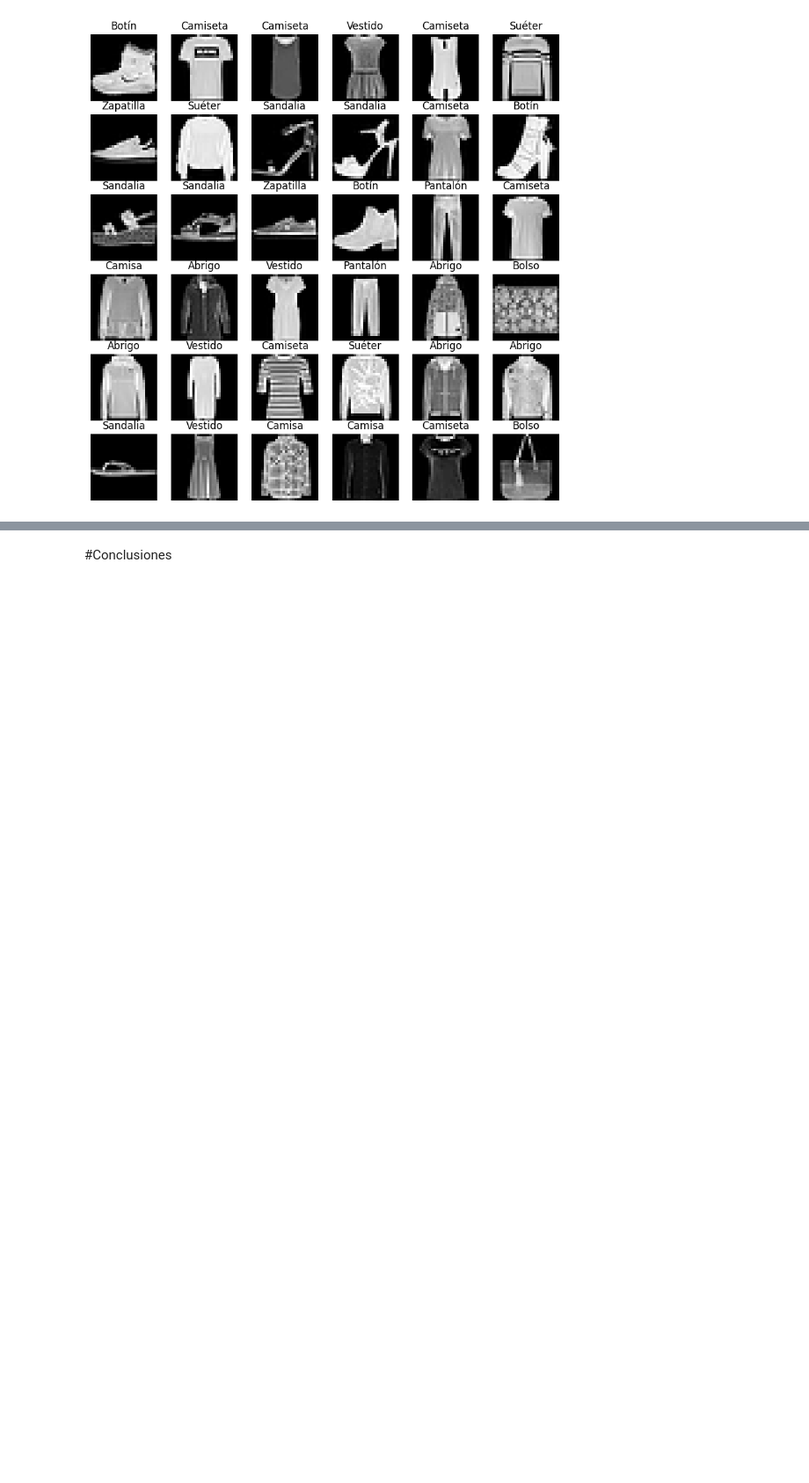
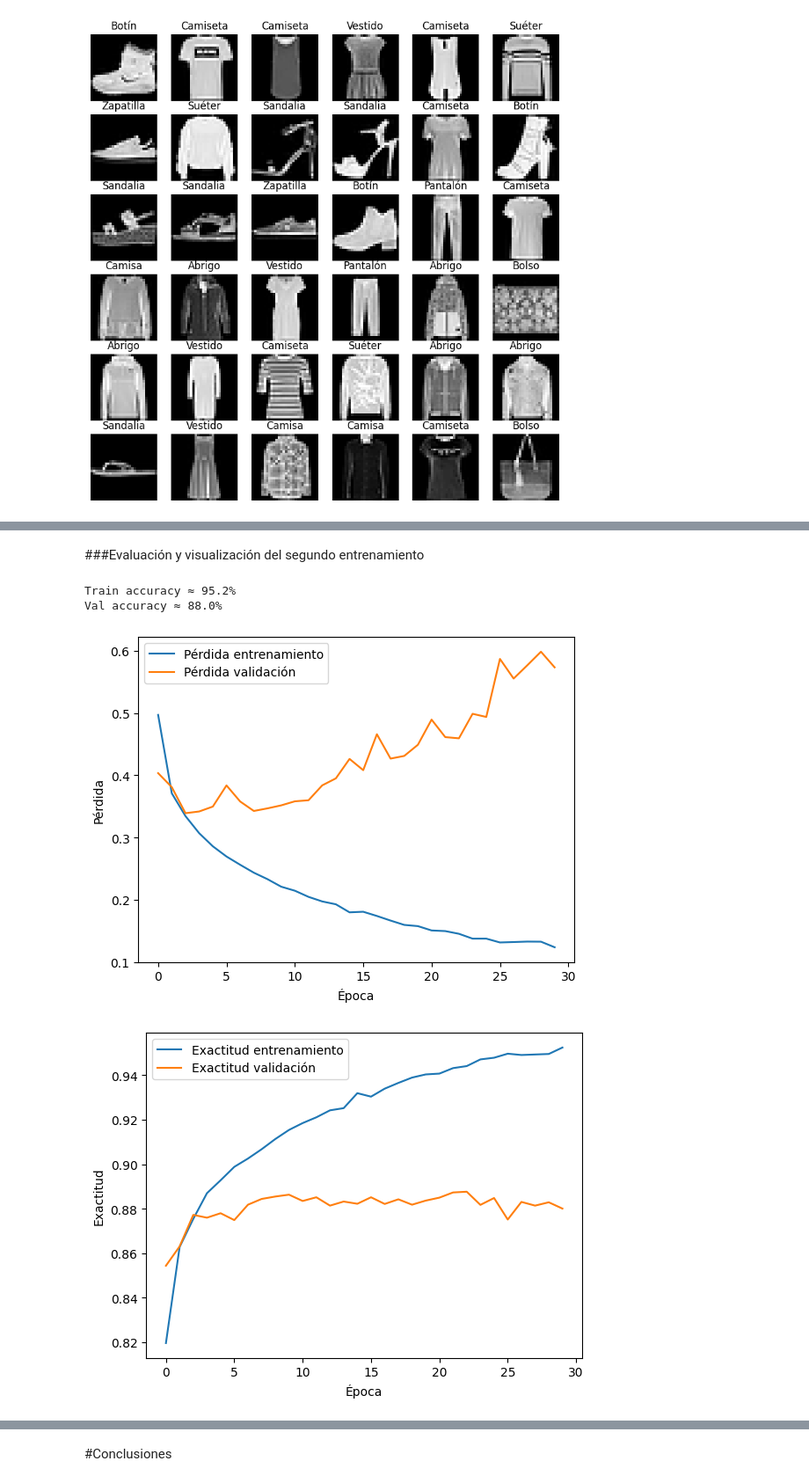
Before and after one commit to Albedofan69420/FASHION-MNIST, a Jupyter notebook: FASHION_MNIST.ipynb, the cells around one changed output, grey strips where cells are left out. Shown at 88% size. Drawn from its saved outputs; the diff is of its cells as text; code cells hidden in the pictures; blank space fills up the shorter version.

```diff
--- a/FASHION_MNIST.ipynb
+++ b/FASHION_MNIST.ipynb
@@ -473,0 +228,13 @@ A continuación se detallarán los cambios impuestos en el desarrollo del modelo
+# %%
+# ===== EXPERIMENTO CONTROLADO ENTRENAMIENTO B =====
+np.random.seed(30)
+tf.random.set_seed(30)
+
+modelB = crear_modelo()
+
+historyB = modelB.fit(
+    X_train, Y_train,
+    epochs=30,
+    batch_size=32,
+    validation_split=0.2
+)
@@ -473,0 +259,29 @@ A continuación se detallarán los cambios impuestos en el desarrollo del modelo
+# %% [markdown]
+###Evaluación y visualización del segundo entrenamiento
+# %%
+# Resultados modelB:
+
+print(f"Train accuracy \u2248 {historyB.history['accuracy'][-1]*100:.1f}%")
+print(f"Val accuracy \u2248 {historyB.history['val_accuracy'][-1]*100:.1f}%")
+# %% [output]
+Train accuracy ≈ 95.2%
+Val accuracy ≈ 88.0%
+# %%
+# Gráficamos las perdidas y los aciertos por cada época
+
+plt.plot(historyB.history['loss'], label='Pérdida entrenamiento')
+plt.plot(historyB.history['val_loss'], label='Pérdida validación')
+plt.ylabel('Pérdida')
+plt.xlabel('Época')
+plt.legend()
+plt.show()
+
+plt.plot(historyB.history['accuracy'], label='Exactitud entrenamiento')
+plt.plot(historyB.history['val_accuracy'], label='Exactitud validación')
+plt.ylabel('Exactitud')
+plt.xlabel('Época')
+plt.legend()
+plt.show()
+# %% [output]
+[figure, added]
+[figure, added]
```
Also changed, not shown: parts of 130 cells of this notebook.
